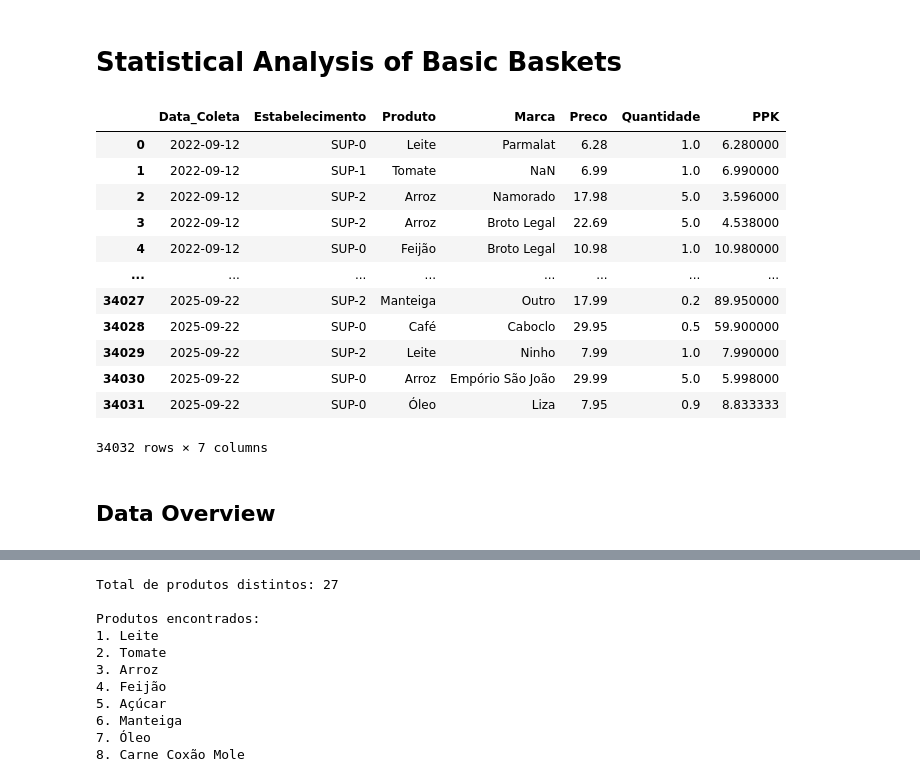
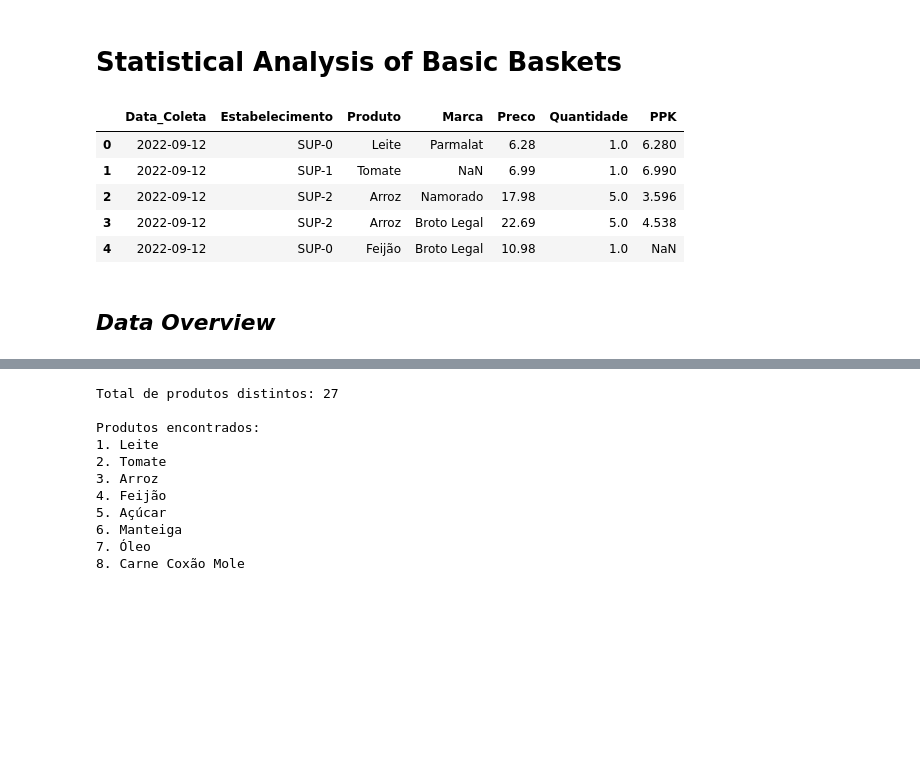
Before and after one commit to gusdorio/SupervisedExploration, a Jupyter notebook: statistical_analysis.ipynb, the cells around one changed output, grey strips where cells are left out. Saved outputs shown, nothing was run; the diff lists cells and outputs as text; code cells hidden in the pictures; blank space fills up the shorter version.

```diff
--- a/statistical_analysis.ipynb
+++ b/statistical_analysis.ipynb
@@ -6,22 +7,15 @@ import numpy as np
 # %%
 df = pd.read_excel('data/ICB_2s-2025.xlsx')
-df
+df.head()
 # %% [output]
 |  | Data_Coleta | Estabelecimento | Produto | Marca | Preco | Quantidade | PPK |
-| 0 | 2022-09-12 | SUP-0 | Leite | Parmalat | 6.28 | 1.0 | 6.280000 |
-| 1 | 2022-09-12 | SUP-1 | Tomate | NaN | 6.99 | 1.0 | 6.990000 |
-| 2 | 2022-09-12 | SUP-2 | Arroz | Namorado | 17.98 | 5.0 | 3.596000 |
-| 3 | 2022-09-12 | SUP-2 | Arroz | Broto Legal | 22.69 | 5.0 | 4.538000 |
-| 4 | 2022-09-12 | SUP-0 | Feijão | Broto Legal | 10.98 | 1.0 | 10.980000 |
-| ... | ... | ... | ... | ... | ... | ... | ... |
-| 34027 | 2025-09-22 | SUP-2 | Manteiga | Outro | 17.99 | 0.2 | 89.950000 |
-| 34028 | 2025-09-22 | SUP-0 | Café | Caboclo | 29.95 | 0.5 | 59.900000 |
-| 34029 | 2025-09-22 | SUP-2 | Leite | Ninho | 7.99 | 1.0 | 7.990000 |
-| 34030 | 2025-09-22 | SUP-0 | Arroz | Empório São João | 29.99 | 5.0 | 5.998000 |
-| 34031 | 2025-09-22 | SUP-0 | Óleo | Liza | 7.95 | 0.9 | 8.833333 |
+| 0 | 2022-09-12 | SUP-0 | Leite | Parmalat | 6.28 | 1.0 | 6.280 |
+| 1 | 2022-09-12 | SUP-1 | Tomate | NaN | 6.99 | 1.0 | 6.990 |
+| 2 | 2022-09-12 | SUP-2 | Arroz | Namorado | 17.98 | 5.0 | 3.596 |
+| 3 | 2022-09-12 | SUP-2 | Arroz | Broto Legal | 22.69 | 5.0 | 4.538 |
+| 4 | 2022-09-12 | SUP-0 | Feijão | Broto Legal | 10.98 | 1.0 | NaN |
-34032 rows × 7 columns
 # %% [markdown]
-## Data Overview
+## *Data Overview*
 # %%
 # Display basic information about the dataset
 print("Dataset Shape:", df.shape)
```
Also changed, not shown: parts of 58 cells of this notebook, 2 other files.
